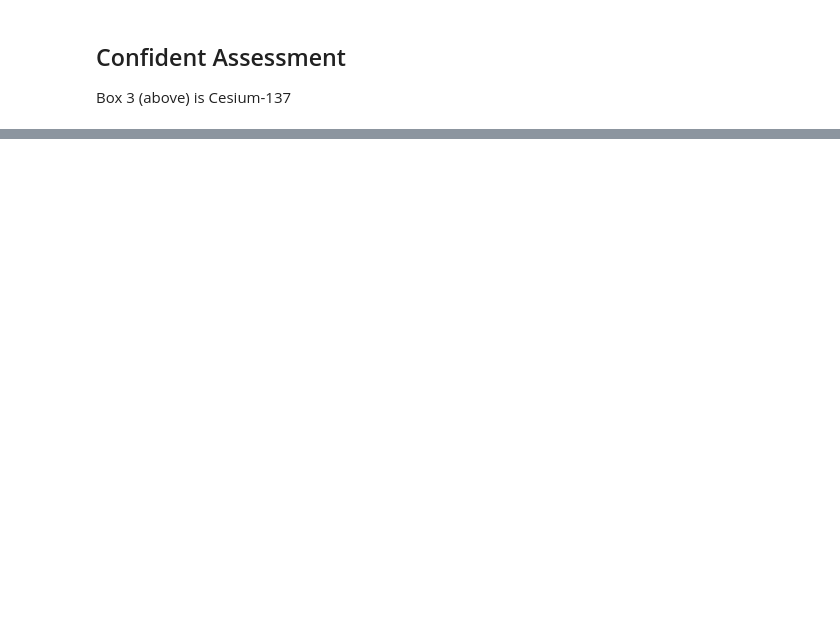
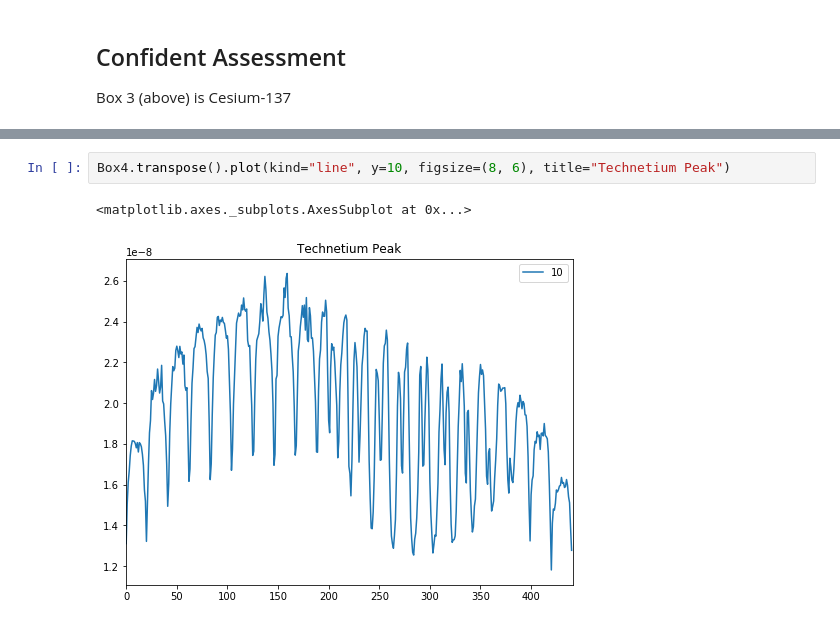
Before and after one commit to Dithizone/Math398-Project, a Jupyter notebook: BoxIdentification.ipynb, the cells around one changed output, grey strips where cells are left out. Drawn from its saved outputs; the diff is of its cells as text; blank space fills up the shorter version.

```diff
--- a/BoxIdentification.ipynb
+++ b/BoxIdentification.ipynb
@@ -141,0 +161,5 @@ Box 4 (above) is Technetium-99. These signals resemble those of Box 1, but here
+# %%
+Box4.transpose().plot(kind="line", y=10, figsize=(8, 6), title="Technetium Peak")
+# %% [output]
+<matplotlib.axes._subplots.AxesSubplot at 0x...>
+[figure, added]
```
Also changed, not shown: parts of 30 cells of this notebook, 4 other files.
